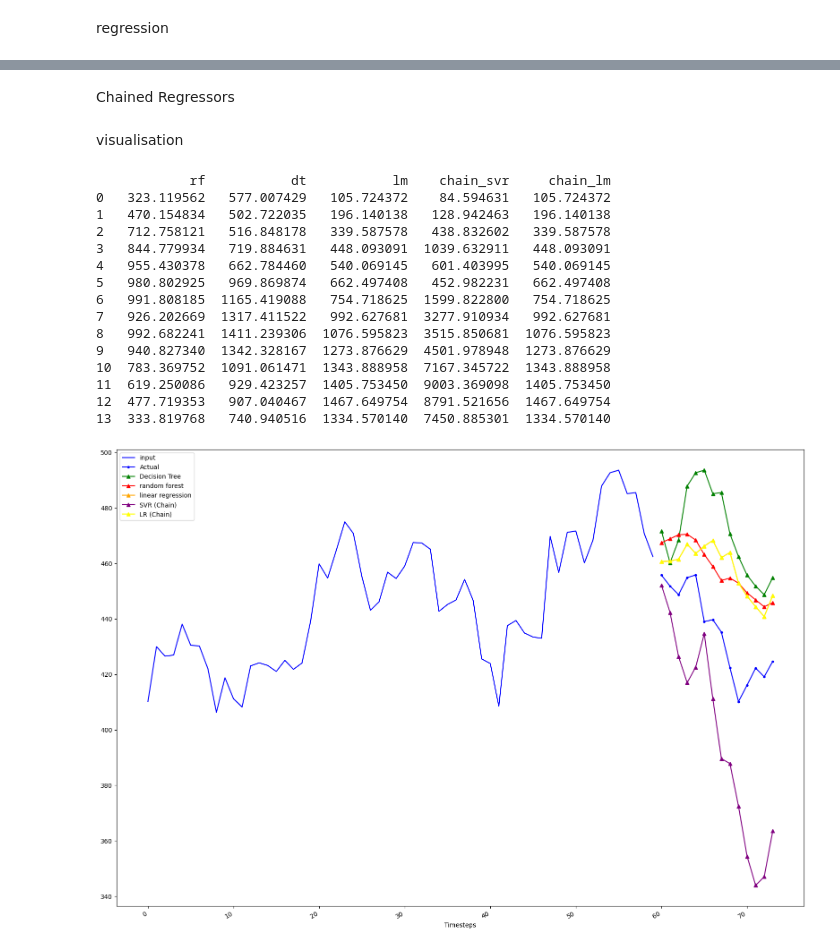
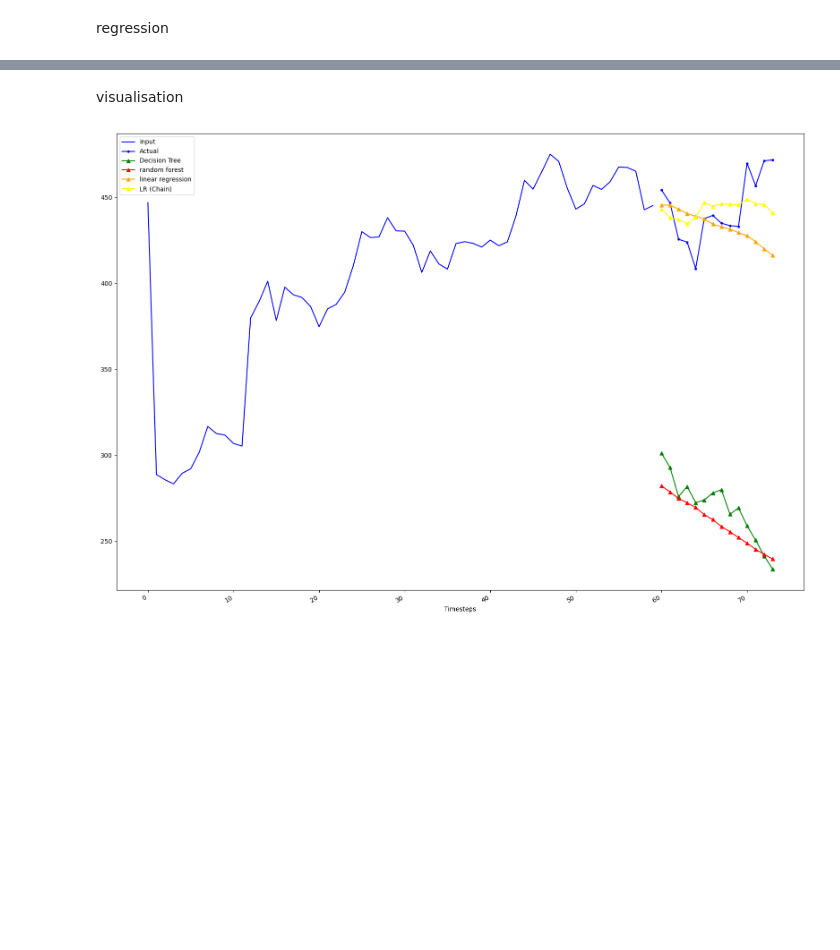
Before and after one commit to ethan-cyj/NUS-Fintech-Project-1, a Jupyter notebook: multioutput_models.ipynb, the cells around one changed output, grey strips where cells are left out. Saved outputs shown, nothing was run; the diff lists cells and outputs as text; code cells hidden in the pictures; blank space fills up the shorter version.

Commit message:
finished up code for basic model testing.

```diff
--- a/multioutput_models.ipynb
+++ b/multioutput_models.ipynb
@@ -42,7 +42,2 @@ for train_index, test_index in tscv.split(X):
 # %% [markdown]
 regression
-# %%
-from sklearn.linear_model import LinearRegression
-lm_seq = LinearRegression()
-lm_seq.fit(X_train, y_train)
-lm_seq_pred = lm_seq.predict(X_test)
@@ -74,0 +127,18 @@ print(dt_seq.get_depth())
+# %%
+lm_seq_pred = lm_seq.predict(rfe_lm_seq.transform(X_test))
+dt_seq_pred = dt_seq.predict(X_test)
+rf_seq_pred = rf_seq.predict(X_test)
+lm_chain_pred = lm_chain.predict(X_test)
+
+# Calculate MSE for each output column
+mse_rf = [mean_squared_error(y_test.iloc[:, i], rf_seq_pred[:, i]) for i in range(y_test.shape[1])]
+mse_dt = [mean_squared_error(y_test.iloc[:, i], dt_seq_pred[:, i]) for i in range(y_test.shape[1])]
+mse_lm = [mean_squared_error(y_test.iloc[:, i], lm_seq_pred[:, i]) for i in range(y_test.shape[1])]
+mse_lm_chain = [mean_squared_error(y_test.iloc[:, i], lm_chain_pred[:, i]) for i in range(y_test.shape[1])]
+test_mse_df = pd.DataFrame({
+    'rf': mse_rf,
+    'dt': mse_dt,
+    'lm': mse_lm,
+    'chain_lm': mse_lm_chain
+})
+print(test_mse_df)
@@ -104,2 +164,0 @@ rf_seq_pred = rf_seq.predict(X_test)
-# %% [markdown]
-Chained Regressors
@@ -119,51 +165,22 @@ lm_chain_pred = lm_chain.predict(X_test)
 # %% [markdown]
 visualisation
 # %%
-# Calculate MSE for each output column
-mse_scores_rf = [mean_squared_error(y_test.iloc[:, i], rf_seq_pred[:, i]) for i in range(y_test.shape[1])]
-mse_scores_dt = [mean_squared_error(y_test.iloc[:, i], dt_seq_pred[:, i]) for i in range(y_test.shape[1])]
-mse_scores_lm = [mean_squared_error(y_test.iloc[:, i], lm_seq_pred[:, i]) for i in range(y_test.shape[1])]
-mse_scores_svr_chain = [mean_squared_error(y_test.iloc[:, i], svr_chain_pred[:, i]) for i in range(y_test.shape[1])]
-mse_scores_lm_chain = [mean_squared_error(y_test.iloc[:, i], lm_chain_pred[:, i]) for i in range(y_test.shape[1])]
 
-mse_df = pd.DataFrame({
-    'rf': mse_scores_rf,
-    'dt': mse_scores_dt,
-    'lm': mse_scores_lm,
-    'chain_svr': mse_scores_svr_chain,
-    'chain_lm': mse_scores_lm_chain
-})
-print(mse_df)
 #visualise predictions
 fig, ax = plt.subplots(figsize=(16, 11))
-t= 4
-ax.plot(np.arange(window-1, -1, -1), X_test.iloc[t], 'b-', label='input')
+t= 30
+columns = [f'x_{i}' for i in range(1, 60)] + ["Close"]
+ax.plot(np.arange(window-1, -1, -1), X_test[columns].iloc[t], 'b-', label='input')
 ax.plot(np.arange(window, window+14, 1), y_test.iloc[t], marker='.', color='blue', label='Actual')
 ax.plot(np.arange(window, window+14, 1), dt_seq_pred[t], marker='^', color='green', label='Decision Tree')
 ax.plot(np.arange(window, window+14, 1), rf_seq_pred[t], marker='^', color='red', label='random forest')
 ax.plot(np.arange(window, window+14, 1), lm_seq_pred[t], marker='^', color='orange', label='linear regression')
-ax.plot(np.arange(window, window+14, 1), svr_chain_pred[t], marker='^', color='purple', label='SVR (Chain)')
 ax.plot(np.arange(window, window+14, 1), lm_chain_pred[t], marker='^', color='yellow', label='LR (Chain)')
 
 ax.set_xlabel('Timesteps')
 plt.legend()
 
 fig.autofmt_xdate()
 plt.tight_layout()
 # %% [output]
-            rf           dt           lm    chain_svr     chain_lm
-0   323.119562   577.007429   105.724372    84.594631   105.724372
-1   470.154834   502.722035   196.140138   128.942463   196.140138
-2   712.758121   516.848178   339.587578   438.832602   339.587578
-3   844.779934   719.884631   448.093091  1039.632911   448.093091
-4   955.430378   662.784460   540.069145   601.403995   540.069145
-5   980.802925   969.869874   662.497408   452.982231   662.497408
-6   991.808185  1165.419088   754.718625  1599.822800   754.718625
-7   926.202669  1317.411522   992.627681  3277.910934   992.627681
-8   992.682241  1411.239306  1076.595823  3515.850681  1076.595823
-9   940.827340  1342.328167  1273.876629  4501.978948  1273.876629
-10  783.369752  1091.061471  1343.888958  7167.345722  1343.888958
-11  619.250086   929.423257  1405.753450  9003.369098  1405.753450
-12  477.719353   907.040467  1467.649754  8791.521656  1467.649754
-13  333.819768   740.940516  1334.570140  7450.885301  1334.570140
-[figure, old version]
+[figure, new version]
```
Also changed, not shown: parts of 13 cells of this notebook, 4 other files.
